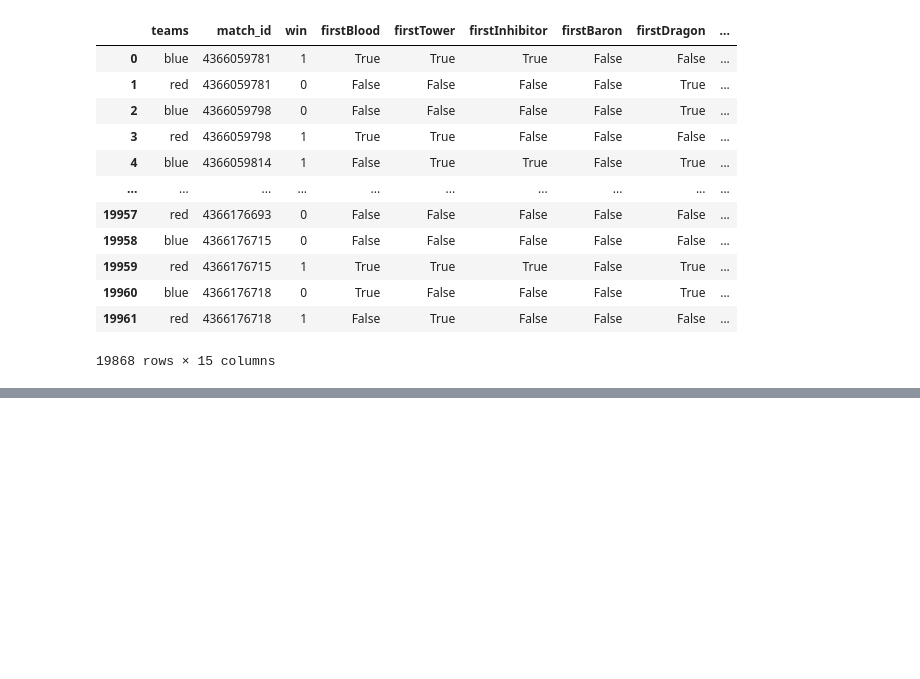
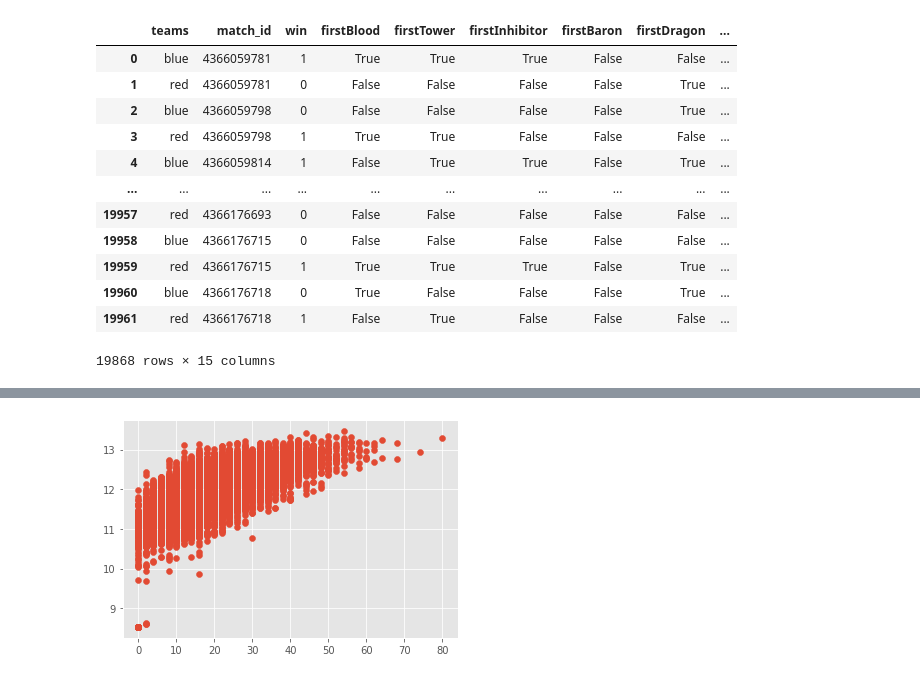
Before and after one commit to anotherjonlee/MLoL, a Jupyter notebook: notebooks/EDA.ipynb, the cells around one changed output, grey strips where cells are left out. Cells and saved outputs as stored; diff of their text form; code cells hidden in the pictures; blank space fills up the shorter version.

```diff
--- a/notebooks/EDA.ipynb
+++ b/notebooks/EDA.ipynb
@@ -50,0 +51,7 @@ general_correlation_plot(df_eda.drop(columns=['match_id','win','firstBlood','fir
+# %%
+fig,ax = plt.subplots()
+
+ax.scatter(df_eda['totalKills'],np.log(df_eda['totalGold']))
+plt.show()
+# %% [output]
+[figure, added]
```
Also changed, not shown: parts of 4 cells of this notebook, 2 other files.
